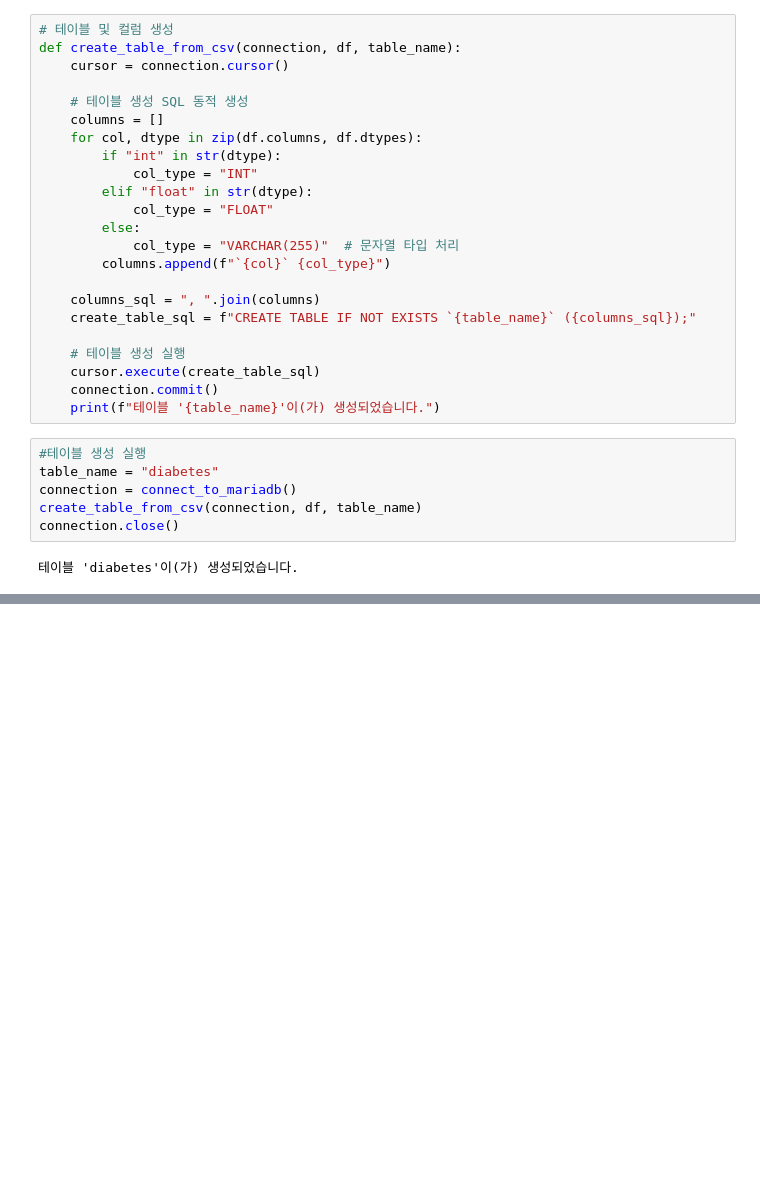
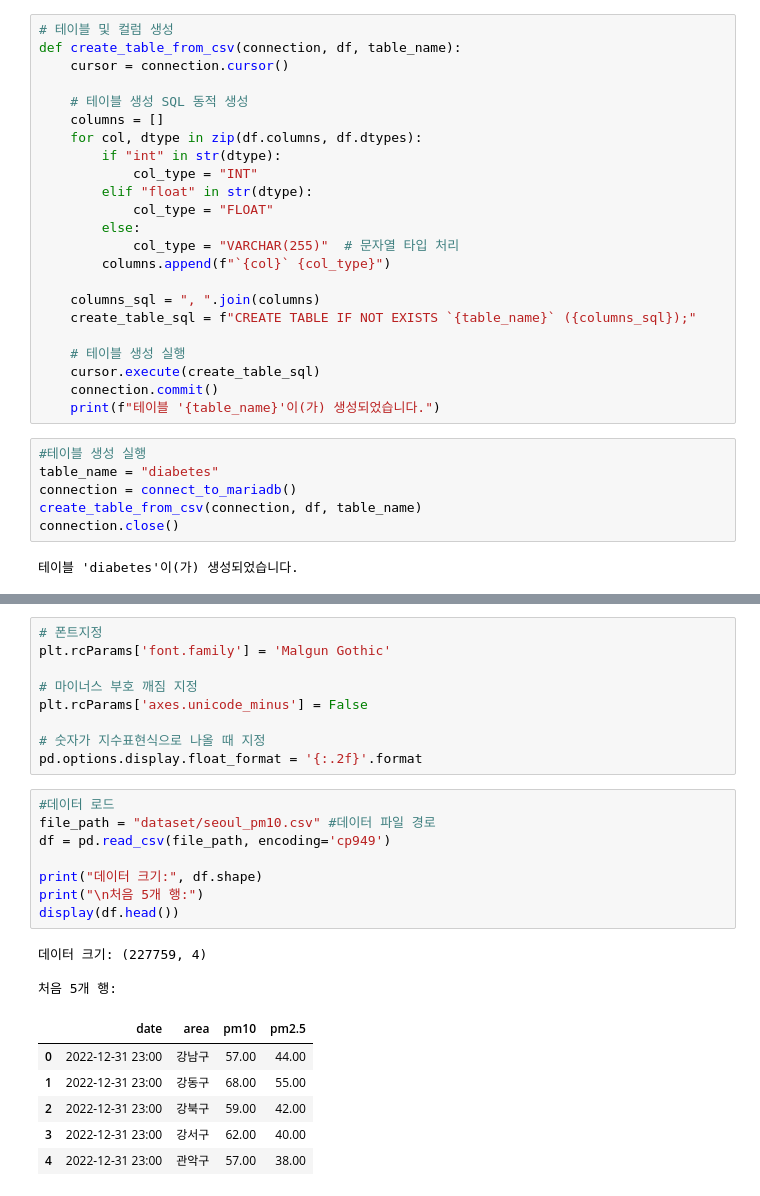
Before and after one commit to KIMMZN/python, a Jupyter notebook: ML_2.ipynb, the cells around one changed output, grey strips where cells are left out. Cells and saved outputs as stored; diff of their text form; blank space fills up the shorter version.

```diff
--- a/ML_2.ipynb
+++ b/ML_2.ipynb
@@ -463,0 +511,27 @@ AttributeError: ececute
+# %%
+# 폰트지정
+plt.rcParams['font.family'] = 'Malgun Gothic'
+
+# 마이너스 부호 깨짐 지정
+plt.rcParams['axes.unicode_minus'] = False
+
+# 숫자가 지수표현식으로 나올 때 지정
+pd.options.display.float_format = '{:.2f}'.format
+# %%
+#데이터 로드
+file_path = "dataset/seoul_pm10.csv" #데이터 파일 경로
+df = pd.read_csv(file_path, encoding='cp949')
+
+print("데이터 크기:", df.shape)
+print("\n처음 5개 행:")
+display(df.head())
+# %% [output]
+데이터 크기: (227759, 4)
+
+처음 5개 행:
+|  | date | area | pm10 | pm2.5 |
+| 0 | 2022-12-31 23:00 | 강남구 | 57.00 | 44.00 |
+| 1 | 2022-12-31 23:00 | 강동구 | 68.00 | 55.00 |
+| 2 | 2022-12-31 23:00 | 강북구 | 59.00 | 42.00 |
+| 3 | 2022-12-31 23:00 | 강서구 | 62.00 | 40.00 |
+| 4 | 2022-12-31 23:00 | 관악구 | 57.00 | 38.00 |
```
Also changed, not shown: parts of 19 cells of this notebook, 11 other files.
